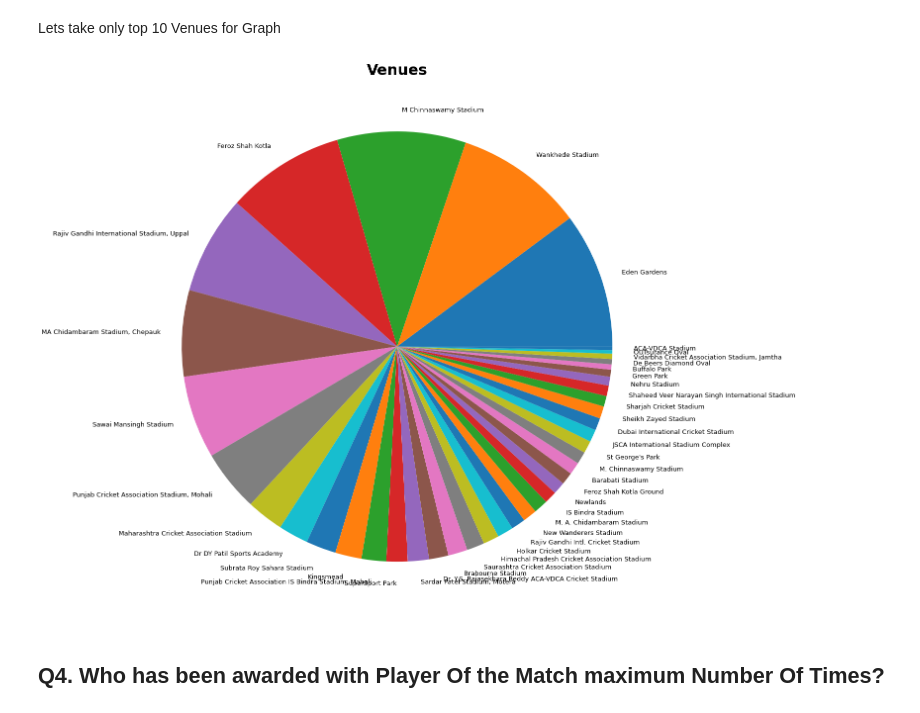
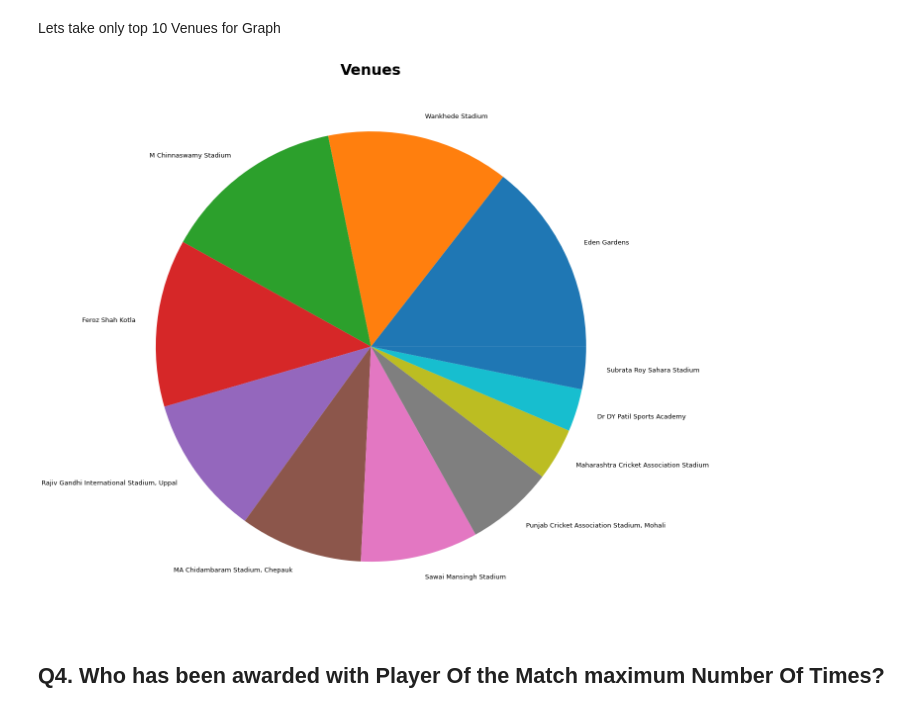
Before and after one commit to TanmayMehta-ml/IPL_DataAnalysis, a Jupyter notebook: ipldata.ipynb, the cells around one changed output. Drawn from its saved outputs; the diff is of its cells as text; code cells hidden in the pictures.

Commit message:
Top 10 Venues Added

```diff
--- a/ipldata.ipynb
+++ b/ipldata.ipynb
@@ -522,12 +522,14 @@ venue_df
 # %% [markdown]
 Lets take only top 10 Venues for Graph
 # %%
+venue_df = venue_df.loc[:10, : ]
+labels = list(venue_df.Stadium)
 plt.figure(figsize=(20,20))
 plt.title("Venues",fontweight='bold',fontsize=30)
 plt.tick_params(labelsize=40)
 plt.pie(venue_df.Total,labels=labels,textprops={'fontsize': 13});
 # %% [output]
-[figure, old version]
+[figure, new version]
 # %% [markdown]
 ## Q4. Who has been awarded with Player Of the Match maximum Number Of Times?
 # %%
```
